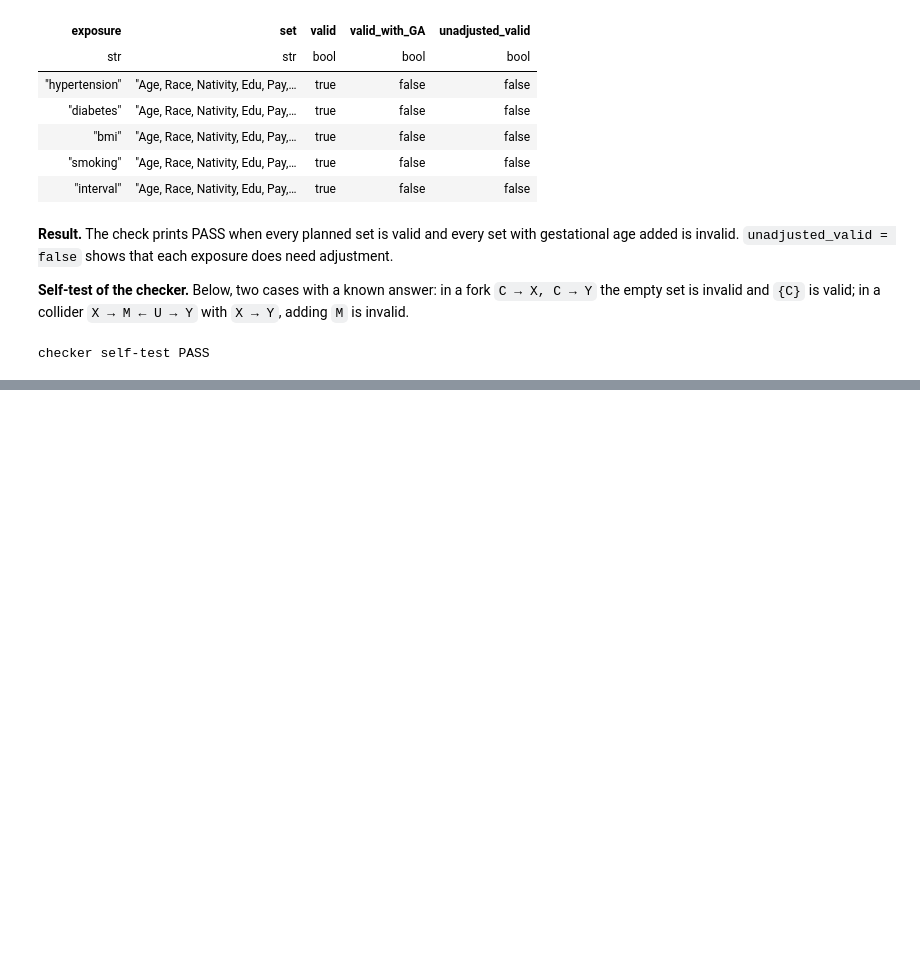
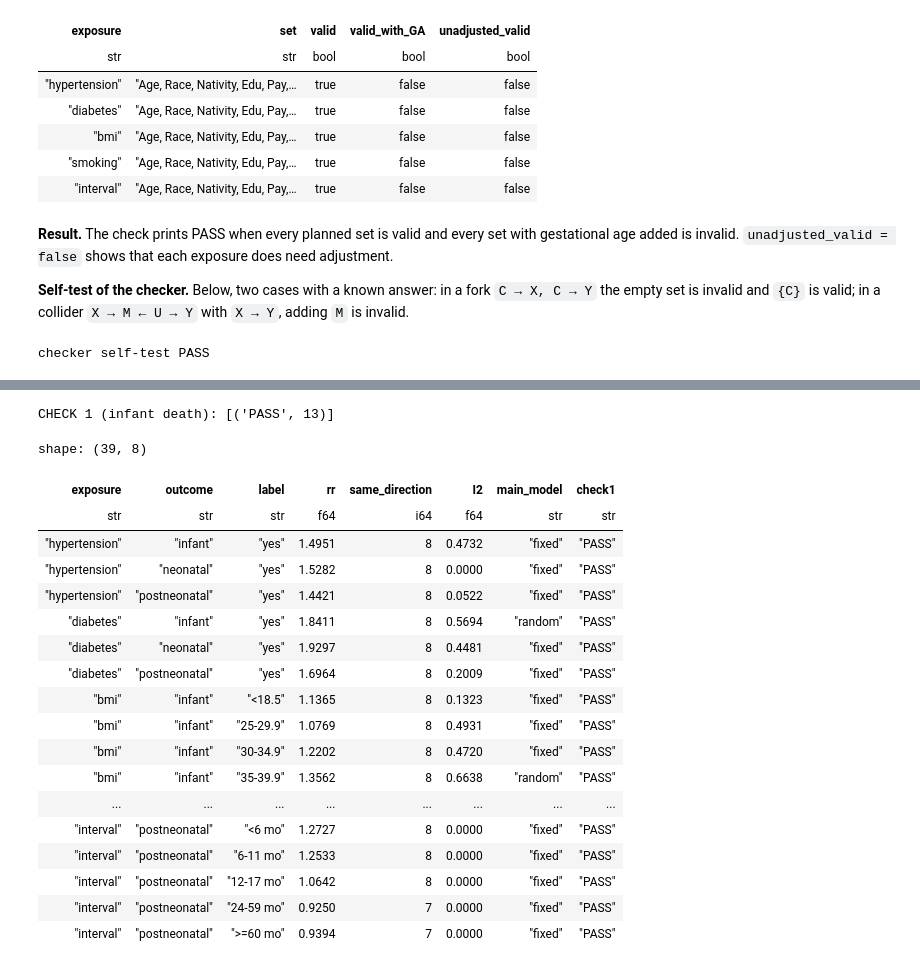
Before and after one commit to ShakulovElzar/infant-mortality-thesis, a Jupyter notebook: InfantMortalityThesis/notebooks/04_association.ipynb, the cells around one changed output, grey strips where cells are left out. Cells and saved outputs as stored; diff of their text form; code cells hidden in the pictures; blank space fills up the shorter version.

```diff
--- a/InfantMortalityThesis/notebooks/04_association.ipynb
+++ b/InfantMortalityThesis/notebooks/04_association.ipynb
@@ -51,7 +80,11 @@ def design(rows: dict, columns: list[str], reference: dict) -> tuple[np.ndarray,
     mats, names = [np.ones((n, 1))], ["intercept"]
     for col in columns:
         vals = rows[col]
-        cats = [c for c in sorted(set(vals.tolist()), key=str) if c != reference[col]]
+        present = sorted(set(vals.tolist()), key=str)
+        # If the reference class is absent (e.g. parity 1 among births after a live birth),
+        # the lowest present class becomes the reference; otherwise the columns are collinear.
+        ref = reference[col] if reference[col] in present else present[0]
+        cats = [c for c in present if c != ref]
         for c in cats:
             mats.append((vals == c).astype(np.float64)[:, None])
             names.append(f"{col}={c}")
@@ -63,13 +96,29 @@ def fit(X: np.ndarray, n: np.ndarray, d: np.ndarray, max_iter: int = 100, tol: f
     n, d = n.astype(np.float64), d.astype(np.float64)
     beta = np.zeros(X.shape[1])
     beta[0] = np.log(d.sum() / n.sum())
+
+    def loglik(b):
+        with np.errstate(over="ignore", invalid="ignore"):
+            eta = X @ b
+            return np.sum(d * eta - n * np.exp(eta))
+
+    ll = loglik(beta)
     for it in range(max_iter):
         mu = np.exp(X @ beta)
         score = X.T @ (d - n * mu)
         A = (X * (n * mu)[:, None]).T @ X
         step = np.linalg.solve(A, score)
-        beta += step
-        if np.max(np.abs(step)) < tol:
+        # Step-halving: a full Newton step can overshoot when some patterns have a very high risk.
+        t = 1.0
+        while True:
+            ll_new = loglik(beta + t * step)
+            if np.isfinite(ll_new) and ll_new >= ll - 1e-9 * abs(ll):
+                break
+            t /= 2
+            if t < 1e-10:
+                raise RuntimeError("modified Poisson: step-halving failed")
+        beta, ll = beta + t * step, ll_new
+        if np.max(np.abs(t * step)) < tol:
             break
     else:
         raise RuntimeError("modified Poisson did not converge")
@@ -107,7 +156,8 @@ def standardized_rd(result: dict, X: np.ndarray, n: np.ndarray, exposed: np.ndar
     rng = np.random.default_rng(seed)
     sims = rng.multivariate_normal(result["beta"], result["cov_robust"], size=draws)
     vals = np.array([rd(b) for b in sims])
-    return {"rd_per_1000": rd(result["beta"]), "rd_lo": np.percentile(vals, 2.5), "rd_hi": np.percentile(vals, 97.5)}
+    return {"rd_per_1000": rd(result["beta"]), "rd_lo": np.percentile(vals, 2.5), "rd_hi": np.percentile(vals, 97.5),
+            "rd_sd": float(np.std(vals))}
 # %% [markdown]
 ## 3. Check against statsmodels on synthetic data
 
@@ -269,0 +801,26 @@ checker self-test PASS
+# %%
+chk = res_main.select("exposure", "outcome", "label", "rr", "same_direction", "I2", "main_model").with_columns(
+    check1=pl.when(pl.col("same_direction") >= 7).then(pl.lit("PASS")).otherwise(pl.lit("FAIL")))
+print("CHECK 1 (infant death):", chk.filter(pl.col("outcome") == "infant")["check1"].value_counts().sort("check1").rows())
+chk
+# %% [output]
+CHECK 1 (infant death): [('PASS', 13)]
+shape: (39, 8)
+| exposure | outcome | label | rr | same_direction | I2 | main_model | check1 |
+| str | str | str | f64 | i64 | f64 | str | str |
+| "hypertension" | "infant" | "yes" | 1.4951 | 8 | 0.4732 | "fixed" | "PASS" |
+| "hypertension" | "neonatal" | "yes" | 1.5282 | 8 | 0.0000 | "fixed" | "PASS" |
+| "hypertension" | "postneonatal" | "yes" | 1.4421 | 8 | 0.0522 | "fixed" | "PASS" |
+| "diabetes" | "infant" | "yes" | 1.8411 | 8 | 0.5694 | "random" | "PASS" |
+| "diabetes" | "neonatal" | "yes" | 1.9297 | 8 | 0.4481 | "fixed" | "PASS" |
+| "diabetes" | "postneonatal" | "yes" | 1.6964 | 8 | 0.2009 | "fixed" | "PASS" |
+| "bmi" | "infant" | "<18.5" | 1.1365 | 8 | 0.1323 | "fixed" | "PASS" |
+| "bmi" | "infant" | "25-29.9" | 1.0769 | 8 | 0.4931 | "fixed" | "PASS" |
+| "bmi" | "infant" | "30-34.9" | 1.2202 | 8 | 0.4720 | "fixed" | "PASS" |
+| "bmi" | "infant" | "35-39.9" | 1.3562 | 8 | 0.6638 | "random" | "PASS" |
+| ... | ... | ... | ... | ... | ... | ... | ... |
+| "interval" | "postneonatal" | "<6 mo" | 1.2727 | 8 | 0.0000 | "fixed" | "PASS" |
+| "interval" | "postneonatal" | "6-11 mo" | 1.2533 | 8 | 0.0000 | "fixed" | "PASS" |
+| "interval" | "postneonatal" | "12-17 mo" | 1.0642 | 8 | 0.0000 | "fixed" | "PASS" |
+| "interval" | "postneonatal" | "24-59 mo" | 0.9250 | 7 | 0.0000 | "fixed" | "PASS" |
+| "interval" | "postneonatal" | ">=60 mo" | 0.9394 | 7 | 0.0000 | "fixed" | "PASS" |
```
Also changed, not shown: parts of 37 cells of this notebook, 14 other files.
